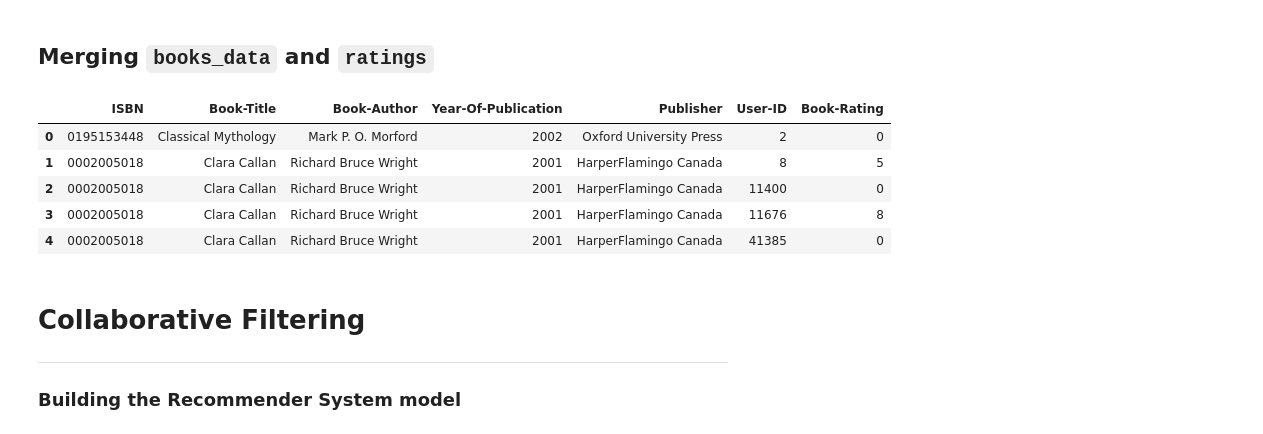
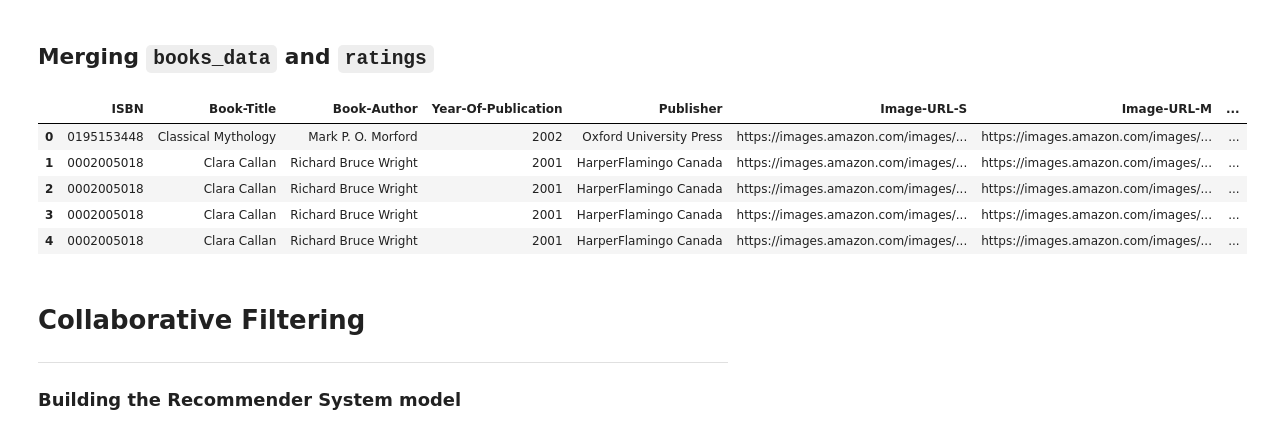
Before and after one commit to nirmit27/ds-and-ml, a Jupyter notebook: book-recommender-system.ipynb, the cells around one changed output. Saved outputs shown, nothing was run; the diff lists cells and outputs as text; code cells hidden in the pictures.

Commit message:
Kaggle Notebook | Book-Recommender-System | Version 5

```diff
--- a/book-recommender-system.ipynb
+++ b/book-recommender-system.ipynb
@@ -73,16 +57,16 @@ books_data.head()
 # %% [markdown]
 ## **Merging** `books_data` and `ratings`
 # %%
-books_data_ratings = books_data.merge(ratings, on='ISBN')
+books_data_ratings = books.merge(ratings, on='ISBN')
 
 books_data_ratings.head()
 # %% [output]
-|  | ISBN | Book-Title | Book-Author | Year-Of-Publication | Publisher | User-ID | Book-Rating |
-| 0 | 0195153448 | Classical Mythology | Mark P. O. Morford | 2002 | Oxford University Press | 2 | 0 |
-| 1 | 0002005018 | Clara Callan | Richard Bruce Wright | 2001 | HarperFlamingo Canada | 8 | 5 |
-| 2 | 0002005018 | Clara Callan | Richard Bruce Wright | 2001 | HarperFlamingo Canada | 11400 | 0 |
-| 3 | 0002005018 | Clara Callan | Richard Bruce Wright | 2001 | HarperFlamingo Canada | 11676 | 8 |
-| 4 | 0002005018 | Clara Callan | Richard Bruce Wright | 2001 | HarperFlamingo Canada | 41385 | 0 |
+|  | ISBN | Book-Title | Book-Author | Year-Of-Publication | Publisher | Image-URL-S | Image-URL-M | ... |
+| 0 | 0195153448 | Classical Mythology | Mark P. O. Morford | 2002 | Oxford University Press | https://images.amazon.com/images/... | https://images.amazon.com/images/... | ... |
+| 1 | 0002005018 | Clara Callan | Richard Bruce Wright | 2001 | HarperFlamingo Canada | https://images.amazon.com/images/... | https://images.amazon.com/images/... | ... |
+| 2 | 0002005018 | Clara Callan | Richard Bruce Wright | 2001 | HarperFlamingo Canada | https://images.amazon.com/images/... | https://images.amazon.com/images/... | ... |
+| 3 | 0002005018 | Clara Callan | Richard Bruce Wright | 2001 | HarperFlamingo Canada | https://images.amazon.com/images/... | https://images.amazon.com/images/... | ... |
+| 4 | 0002005018 | Clara Callan | Richard Bruce Wright | 2001 | HarperFlamingo Canada | https://images.amazon.com/images/... | https://images.amazon.com/images/... | ... |
 # %% [markdown]
 # **Collaborative Filtering**
 -----------------------------
```
Also changed, not shown: parts of 9 cells of this notebook.
